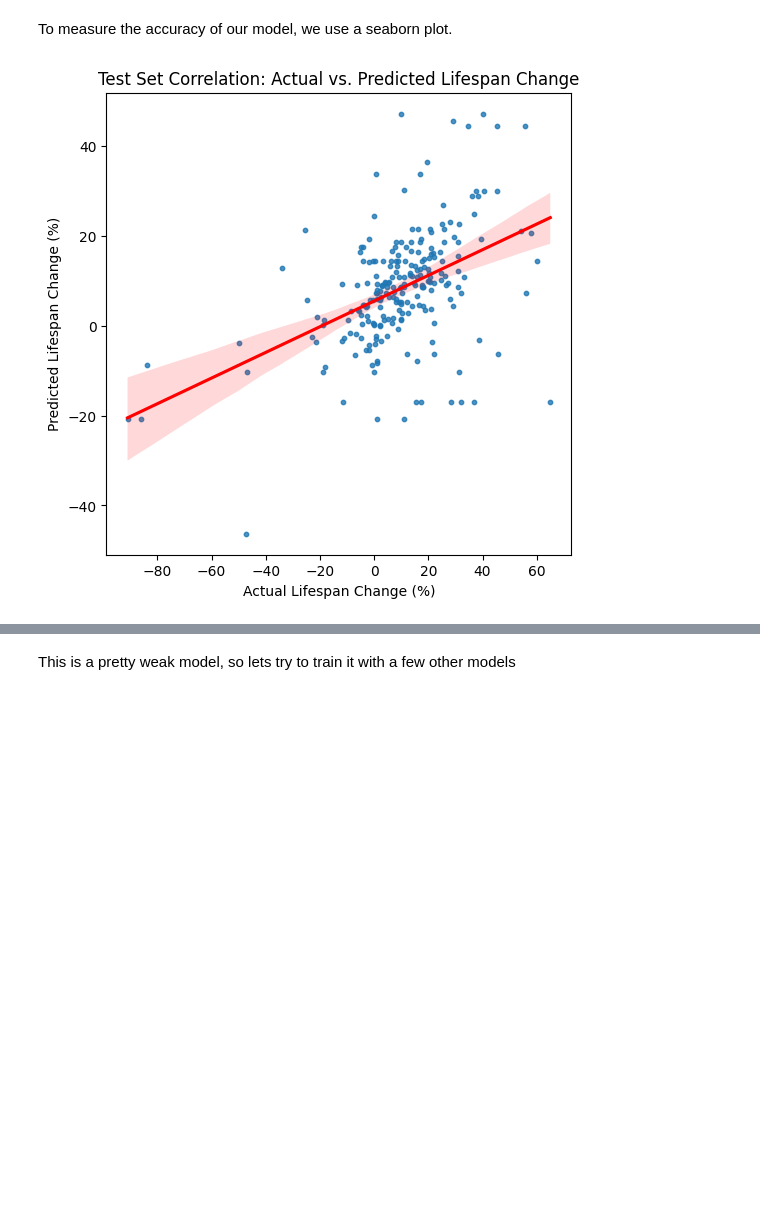
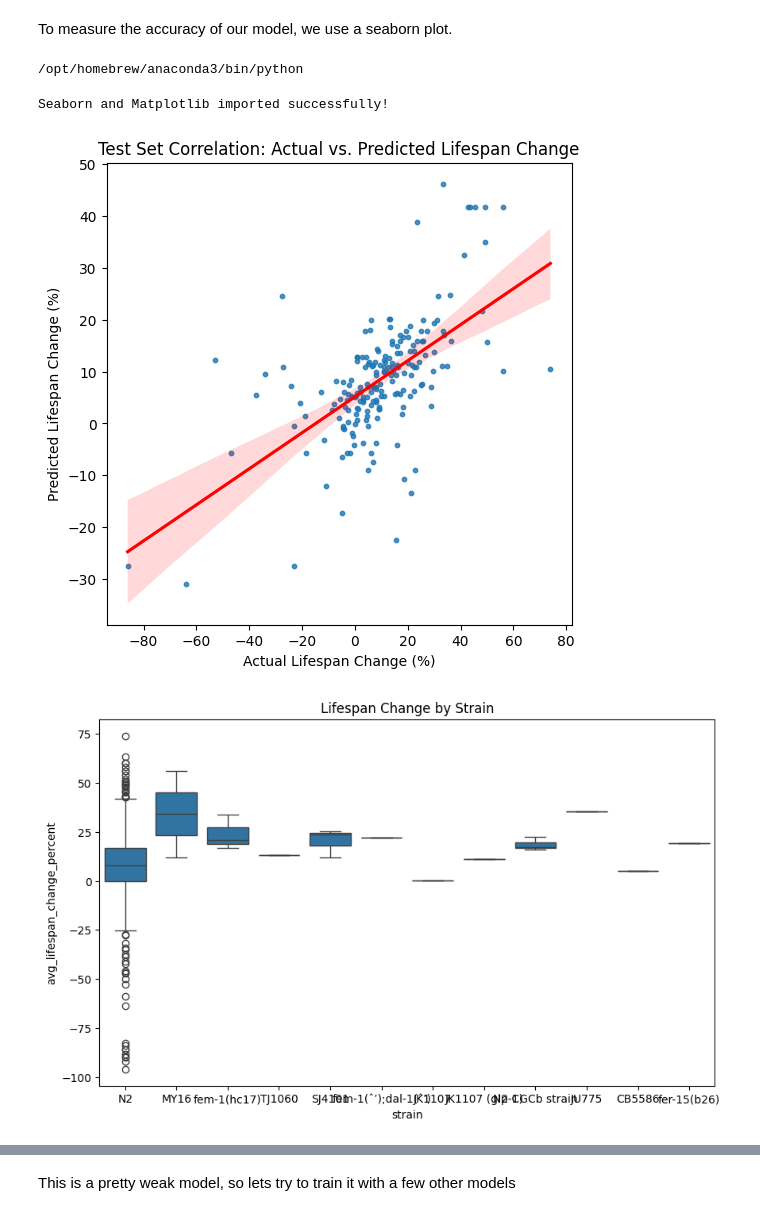
Before and after one commit to yanxue06/ML-Age, a Jupyter notebook: agingV2.ipynb, the cells around one changed output, grey strips where cells are left out. Cells and saved outputs as stored; diff of their text form; code cells hidden in the pictures; blank space fills up the shorter version.

```diff
--- a/agingV2.ipynb
+++ b/agingV2.ipynb
@@ -90,9 +90,13 @@ for compound in unique_compounds:
             valid_compounds.add(compound)
 
 # dropping rows where ECFP is unavailable
-df_filtered = df[df['compound_name'].isin(valid_compounds)].reset_index(drop=True)
+# df_filtered = df[df['compound_name'].isin(valid_compounds)].drop_duplicates(subset=['compound_name', 'strain', 'dosage']).reset_index(drop=True)
+df_filtered = df[df['compound_name'].isin(valid_compounds)].groupby(['compound_name', 'strain', 'dosage']).agg({
+    'avg_lifespan_change_percent': 'mean',  # Aggregate lifespan change by mean
+    'species': 'first',  # Keep the first entry for species
+    'pubmed_id': 'first',  # Keep the first entry for pubmed_id
+}).reset_index()
 
-# 3. Now do the grouping on filtered data
 grouped_strain = df_filtered.groupby('strain').agg(
     avg_lifespan_change_percent = ('avg_lifespan_change_percent', 'mean'),
     avg_lifespan_change_percent_std = ('avg_lifespan_change_percent', 'std'),
@@ -158,0 +162,10 @@ Target shape (y): (1171,)
+# %%
+from sklearn.model_selection import cross_val_score
+from sklearn.ensemble import RandomForestRegressor
+
+# Perform 5-fold cross-validation
+model = RandomForestRegressor(n_estimators=100, random_state=42)
+scores = cross_val_score(model, X, y, cv=5, scoring='r2')
+
+print(f"Cross-validated R² scores: {scores}")
+print(f"Mean R² score: {scores.mean():.3f}")
@@ -160,9 +176,18 @@ Target shape (y): (1171,)
 Splitting that dataset into 80% training, 20% testing
 # %%
 from sklearn.model_selection import train_test_split
+from sklearn.metrics import r2_score
 
 # 80% training, 20% testing
 X_train, X_test, y_train, y_test = train_test_split(X, y, test_size=0.2, random_state=42)
 
 print(f"Training set size: {X_train.shape}, Test set size: {X_test.shape}")
+
+# Train the final model on the full training set
+model.fit(X_train, y_train)
+
+# Evaluate on the test set
+y_pred = model.predict(X_test)
+r2 = r2_score(y_test, y_pred)
+print(f"Test Set R² Score: {r2:.3f}")
 # %% [output]
@@ -186,16 +212,35 @@ print("Random Forest training completed.")
 Random Forest training completed.
 # %% [markdown]
 To measure the accuracy of our model, we use a seaborn plot.
+# %%
+import sys
+print(sys.executable)
+# %% [output]
+/opt/homebrew/anaconda3/bin/python
+# %%
+import seaborn as sns
+import matplotlib.pyplot as plt
+
+print("Seaborn and Matplotlib imported successfully!")
+# %% [output]
+Seaborn and Matplotlib imported successfully!
 # %%
 import seaborn as sns
 import matplotlib.pyplot as plt
 
-# Plot correlation between actual and predicted values
-plt.figure(figsize=(6,6))
+# Scatterplot of actual vs predicted values
+plt.figure(figsize=(6, 6))
 sns.regplot(x=y_test, y=y_pred, scatter_kws={'s': 10}, line_kws={'color': 'red'})
 plt.xlabel("Actual Lifespan Change (%)")
 plt.ylabel("Predicted Lifespan Change (%)")
 plt.title("Test Set Correlation: Actual vs. Predicted Lifespan Change")
 plt.show()
+
+# Grouped boxplot for different strains
+plt.figure(figsize=(10, 6))
+sns.boxplot(x='strain', y='avg_lifespan_change_percent', data=final_df)
+plt.title("Lifespan Change by Strain")
+plt.show()
 # %% [output]
-[figure, old version]
+[figure, new version]
+[figure, added]
```
Also changed, not shown: parts of 7 cells of this notebook.
